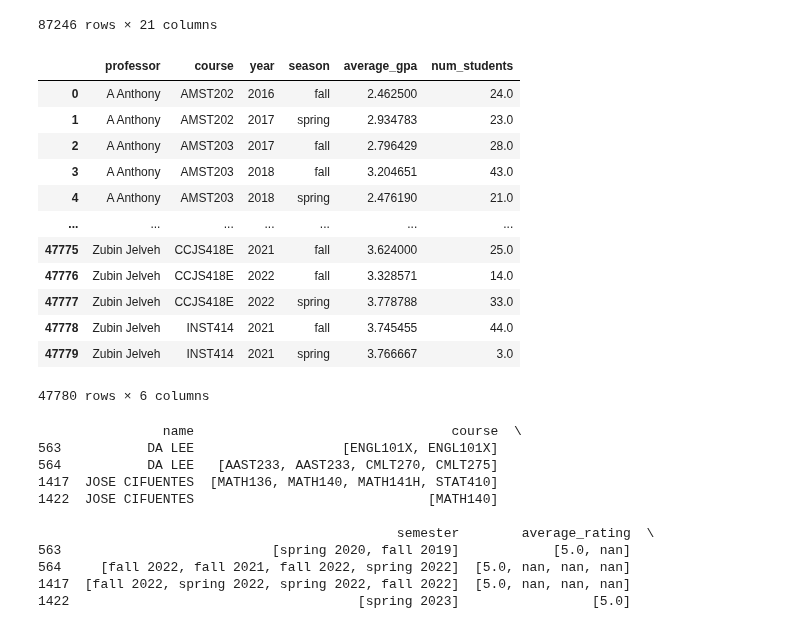
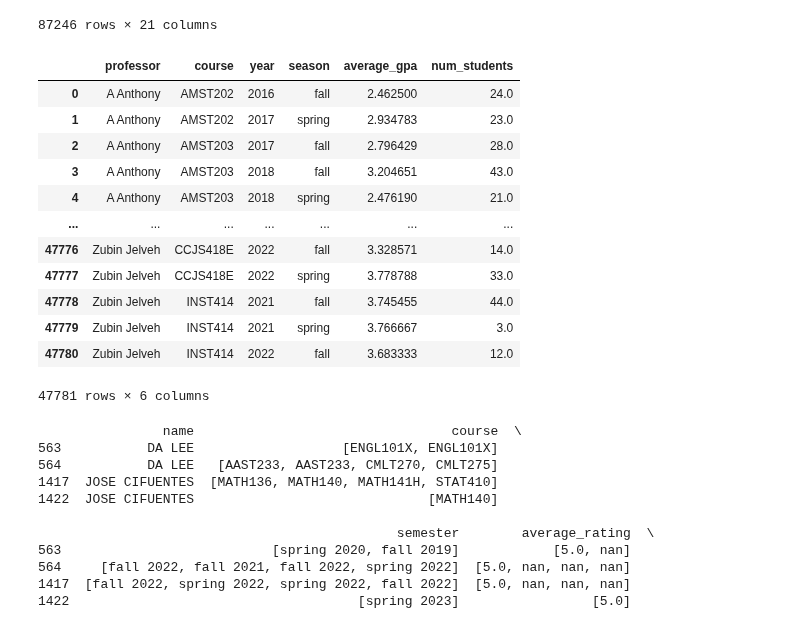
Before and after one commit to aaronl1661/teacherSalaryAnalysis, a Jupyter notebook: src/1_collect_data/planet_terp_data/combine_data.ipynb, the cells around one changed output. Drawn from its saved outputs; the diff is of its cells as text; code cells hidden in the pictures.

```diff
--- a/src/1_collect_data/planet_terp_data/combine_data.ipynb
+++ b/src/1_collect_data/planet_terp_data/combine_data.ipynb
@@ -93,6 +93,14 @@ for index, row in reviews_df.iterrows():
     averages[0] = averages[0] + reviews_df.at[index, "rating"]
     averages[1] = averages[1] + 1
 
+for i in range(4):
+    average_reviews_df.at[count, values_to_check[i]] = curr[i]
+    #curr[i] = reviews_df.at[index, values_to_check[i]]
+average_reviews_df.at[count, "average_rating"] = averages[0]/averages[1]
+average_reviews_df.at[count, "num_reviews"] = averages[1]
+#count = count + 1
+#averages = [0, 0]
+
 average_reviews_df
 # %% [output]
 |  | name | course | year | season | average_rating | num_reviews |
@@ -162,39 +170,45 @@ count = 0
 averages = [0, 0]
 for index, row in grades_df.iterrows():
     #print(index)
     match = True
     for i in range(4):
         if curr[i] != grades_df.at[index, values_to_check[i]]:
             match = False
     if not match:
         for i in range(4):
             if averages[1] != 0:
                 average_grades_df.at[count, values_to_check[i]] = curr[i]
             curr[i] = grades_df.at[index, values_to_check[i]]
         if averages[1] != 0:
             average_grades_df.at[count, "average_gpa"] = averages[0]/averages[1]
             average_grades_df.at[count, "num_students"] = averages[1]
             count = count + 1
         averages = [0, 0]
     for i in gpa.keys():
         averages[0] = averages[0] + gpa.get(i)*grades_df.at[index, i]
         averages[1] = averages[1] + grades_df.at[index, i]
+for i in range(4):
+    if averages[1] != 0:
+        average_grades_df.at[count, values_to_check[i]] = curr[i]
+if averages[1] != 0:
+    average_grades_df.at[count, "average_gpa"] = averages[0]/averages[1]
+    average_grades_df.at[count, "num_students"] = averages[1]
 
 average_grades_df
 # %% [output]
 |  | professor | course | year | season | average_gpa | num_students |
 | 0 | A Anthony | AMST202 | 2016 | fall | 2.462500 | 24.0 |
 | 1 | A Anthony | AMST202 | 2017 | spring | 2.934783 | 23.0 |
 | 2 | A Anthony | AMST203 | 2017 | fall | 2.796429 | 28.0 |
 | 3 | A Anthony | AMST203 | 2018 | fall | 3.204651 | 43.0 |
 | 4 | A Anthony | AMST203 | 2018 | spring | 2.476190 | 21.0 |
 | ... | ... | ... | ... | ... | ... | ... |
-| 47775 | Zubin Jelveh | CCJS418E | 2021 | fall | 3.624000 | 25.0 |
 | 47776 | Zubin Jelveh | CCJS418E | 2022 | fall | 3.328571 | 14.0 |
 | 47777 | Zubin Jelveh | CCJS418E | 2022 | spring | 3.778788 | 33.0 |
 | 47778 | Zubin Jelveh | INST414 | 2021 | fall | 3.745455 | 44.0 |
 | 47779 | Zubin Jelveh | INST414 | 2021 | spring | 3.766667 | 3.0 |
+| 47780 | Zubin Jelveh | INST414 | 2022 | fall | 3.683333 | 12.0 |
-47780 rows × 6 columns
+47781 rows × 6 columns
 # %%
 average_grades_df = average_grades_df.rename(columns = {"professor" : "name"})
 
```
Also changed, not shown: parts of 1 cell of this notebook, 3 other files.
